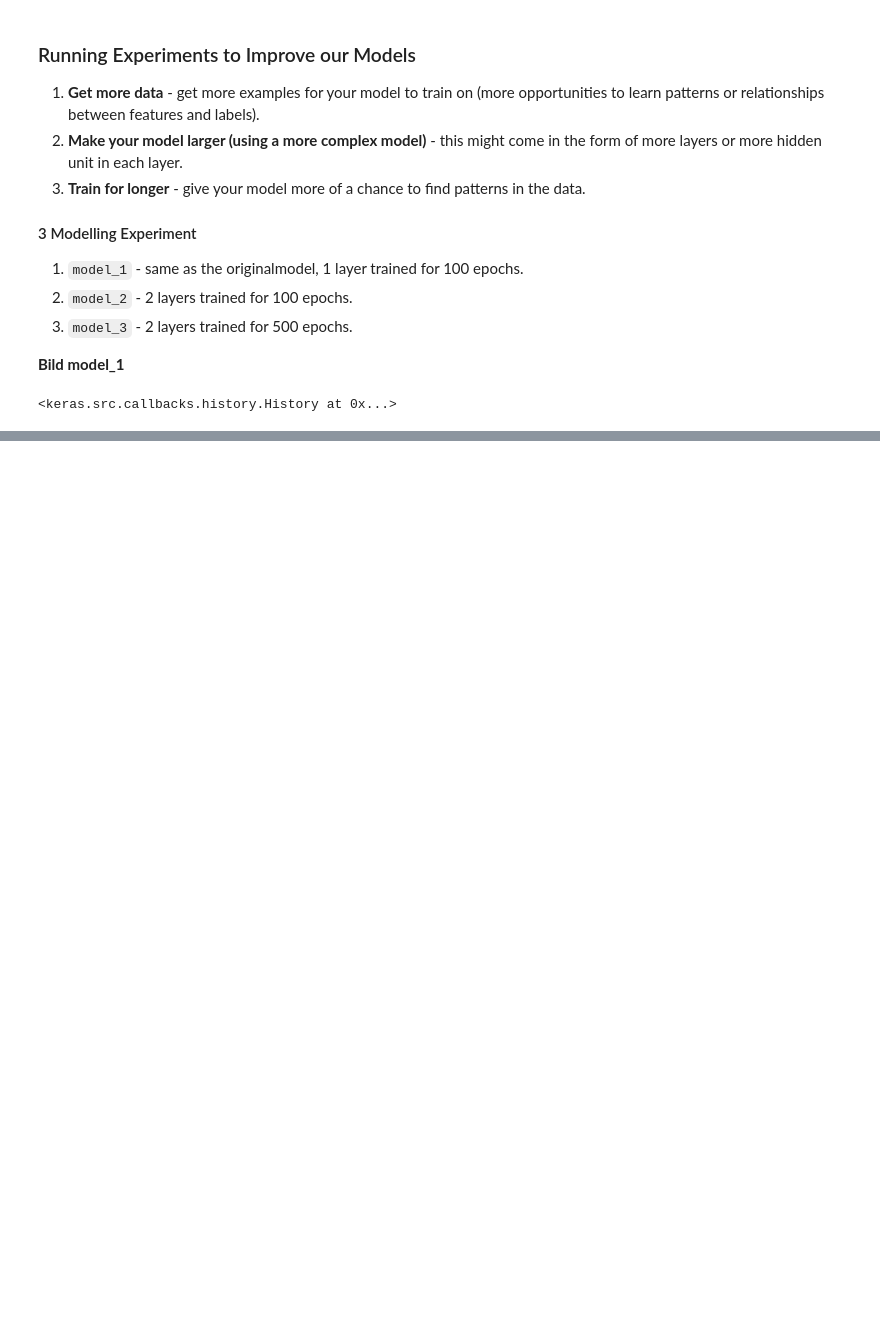
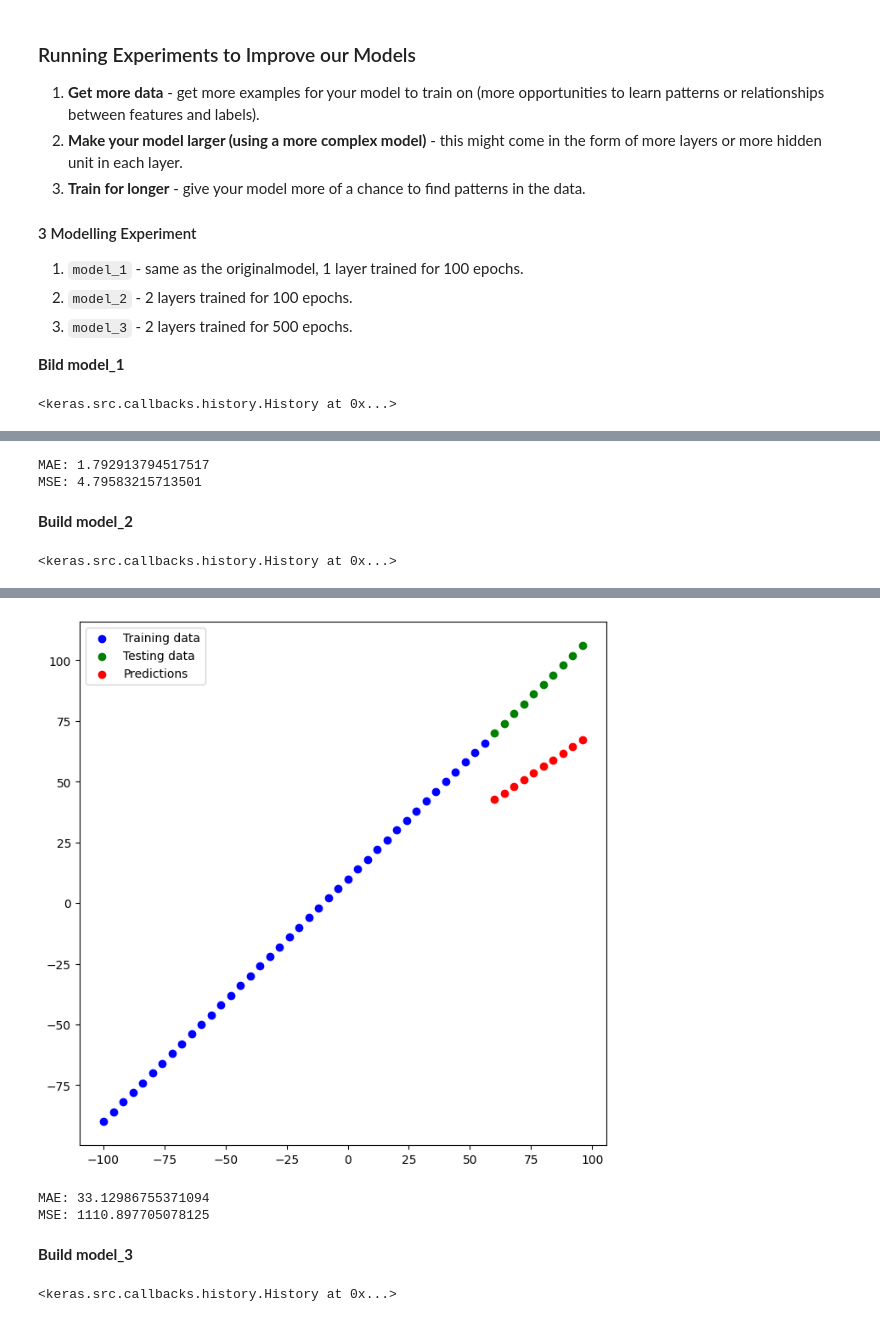
Before and after one commit to mehmetaliisik/TensorFlow, a Jupyter notebook: TensorFlow_Notes2.ipynb, the cells around one changed output, grey strips where cells are left out. Saved outputs shown, nothing was run; the diff lists cells and outputs as text; code cells hidden in the pictures; blank space fills up the shorter version.

```diff
--- a/TensorFlow_Notes2.ipynb
+++ b/TensorFlow_Notes2.ipynb
@@ -338,0 +347,35 @@ model_1.fit(X_train, y_train, epochs=100, verbose=0)
+# %%
+# Calculate the model_1's evaluation metrics
+mae_1=tf.keras.losses.mae(y_test, tf.squeeze(y_preds_1))
+mse_1=tf.keras.losses.mse(y_test, tf.squeeze(y_preds_1))
+print(f"MAE: {mae_1}\nMSE: {mse_1}")
+# %% [output]
+MAE: 1.792913794517517
+MSE: 4.79583215713501
+# %% [markdown]
+**Build model_2**
+# %%
+# Set random seed
+tf.random.set_seed(42)
+
+# Create a model
+model_2 = tf.keras.Sequential([
+    tf.keras.layers.Dense(100, input_shape=[1]),
+    tf.keras.layers.Dense(1)
+])
+
+# Compile the model
+model_2.compile(
+    loss=tf.keras.losses.mae,
+    optimizer=tf.keras.optimizers.SGD(),
+    metrics=["mae"]
+)
+
+# Fit the model
+model_2.fit(X_train, y_train, epochs=100, verbose=0)
+# %% [output]
+<keras.src.callbacks.history.History at 0x...>
+# %%
+y_preds_2 = model_2.predict(X_test)
+plot_predictions(predictions=y_preds_2)
+# %% [output]
@@ -338,0 +384,32 @@ model_1.fit(X_train, y_train, epochs=100, verbose=0)
+[figure, added]
+# %%
+# Calculate the model_2's evaluation metrics
+mae_2=tf.keras.losses.mae(y_test, tf.squeeze(y_preds_2))
+mse_2=tf.keras.losses.mse(y_test, tf.squeeze(y_preds_2))
+print(f"MAE: {mae_2}\nMSE: {mse_2}")
+# %% [output]
+MAE: 33.12986755371094
+MSE: 1110.897705078125
+# %% [markdown]
+**Build model_3**
+# %%
+# Set random seed
+tf.random.set_seed(42)
+
+# Create a model
+model_3 = tf.keras.Sequential([
+    tf.keras.layers.Dense(100, input_shape=[1]),
+    tf.keras.layers.Dense(1)
+])
+
+# Compile the model
+model_3.compile(
+    loss=tf.keras.losses.mae,
+    optimizer=tf.keras.optimizers.SGD(),
+    metrics=["mae"]
+)
+
+# Fit the model
+model_3.fit(X_train, y_train, epochs=500, verbose=0)
+# %% [output]
+<keras.src.callbacks.history.History at 0x...>
```
Also changed, not shown: parts of 53 cells of this notebook.
